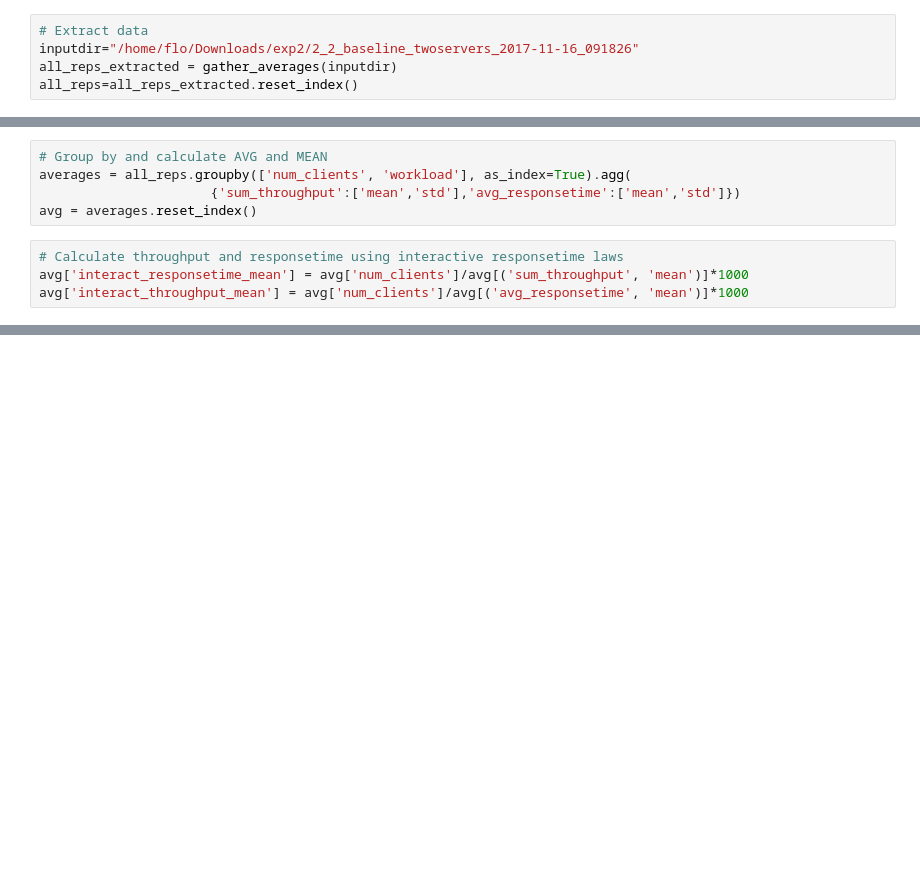
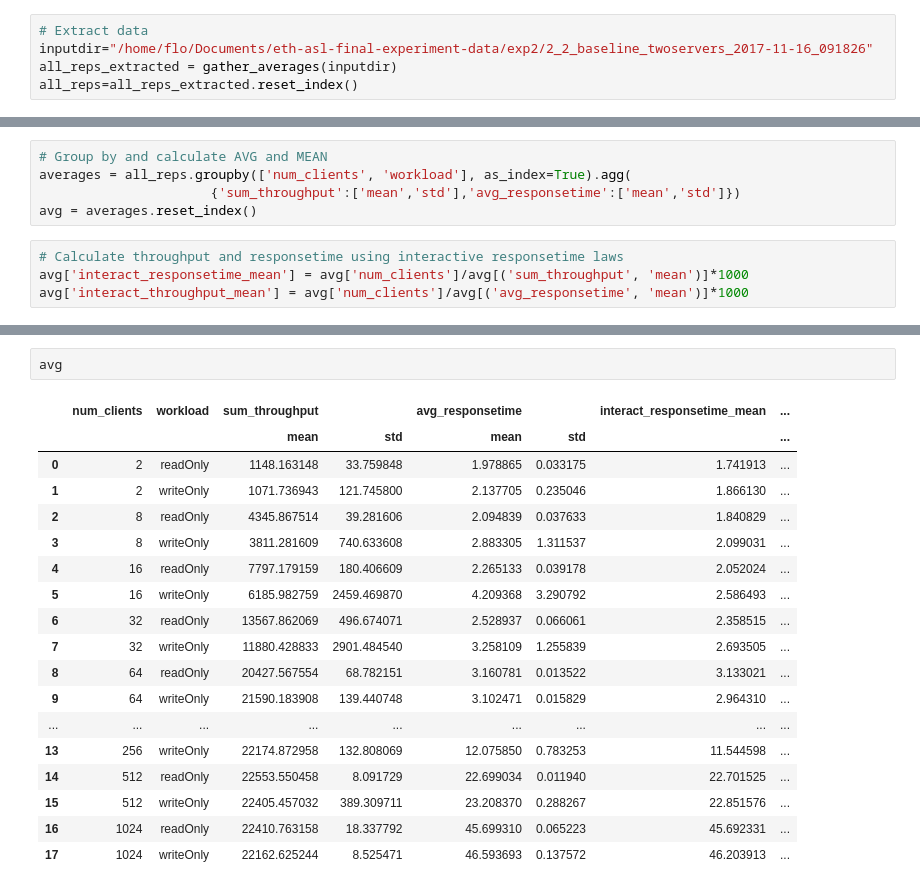
Before and after one commit to flock0/eth-asl, a Jupyter notebook: bash/2_baseline/postprocessing/graphs_2_2.ipynb, the cells around one changed output, grey strips where cells are left out. Drawn from its saved outputs; the diff is of its cells as text; blank space fills up the shorter version.

```diff
--- a/bash/2_baseline/postprocessing/graphs_2_2.ipynb
+++ b/bash/2_baseline/postprocessing/graphs_2_2.ipynb
@@ -4,6 +4,6 @@ from gather_averages_2_2 import gather_averages
 import matplotlib.pyplot as plt
 # %%
 # Extract data
-inputdir="/home/flo/Downloads/exp2/2_2_baseline_twoservers_2017-11-16_091826"
+inputdir="/home/flo/Documents/eth-asl-final-experiment-data/exp2/2_2_baseline_twoservers_2017-11-16_091826"
 all_reps_extracted = gather_averages(inputdir)
 all_reps=all_reps_extracted.reset_index()
@@ -51,0 +74,21 @@ fig.savefig('exp2_2_responsetime.png', dpi=300)
+# %%
+avg
+# %% [output]
+|  | num_clients | workload | sum_throughput |  | avg_responsetime |  | interact_responsetime_mean | ... |
+|  |  |  | mean | std | mean | std |  | ... |
+| 0 | 2 | readOnly | 1148.163148 | 33.759848 | 1.978865 | 0.033175 | 1.741913 | ... |
+| 1 | 2 | writeOnly | 1071.736943 | 121.745800 | 2.137705 | 0.235046 | 1.866130 | ... |
+| 2 | 8 | readOnly | 4345.867514 | 39.281606 | 2.094839 | 0.037633 | 1.840829 | ... |
+| 3 | 8 | writeOnly | 3811.281609 | 740.633608 | 2.883305 | 1.311537 | 2.099031 | ... |
+| 4 | 16 | readOnly | 7797.179159 | 180.406609 | 2.265133 | 0.039178 | 2.052024 | ... |
+| 5 | 16 | writeOnly | 6185.982759 | 2459.469870 | 4.209368 | 3.290792 | 2.586493 | ... |
+| 6 | 32 | readOnly | 13567.862069 | 496.674071 | 2.528937 | 0.066061 | 2.358515 | ... |
+| 7 | 32 | writeOnly | 11880.428833 | 2901.484540 | 3.258109 | 1.255839 | 2.693505 | ... |
+| 8 | 64 | readOnly | 20427.567554 | 68.782151 | 3.160781 | 0.013522 | 3.133021 | ... |
+| 9 | 64 | writeOnly | 21590.183908 | 139.440748 | 3.102471 | 0.015829 | 2.964310 | ... |
+| ... | ... | ... | ... | ... | ... | ... | ... | ... |
+| 13 | 256 | writeOnly | 22174.872958 | 132.808069 | 12.075850 | 0.783253 | 11.544598 | ... |
+| 14 | 512 | readOnly | 22553.550458 | 8.091729 | 22.699034 | 0.011940 | 22.701525 | ... |
+| 15 | 512 | writeOnly | 22405.457032 | 389.309711 | 23.208370 | 0.288267 | 22.851576 | ... |
+| 16 | 1024 | readOnly | 22410.763158 | 18.337792 | 45.699310 | 0.065223 | 45.692331 | ... |
+| 17 | 1024 | writeOnly | 22162.625244 | 8.525471 | 46.593693 | 0.137572 | 46.203913 | ... |
```
Also changed, not shown: parts of 3 cells of this notebook, 13 other files.
